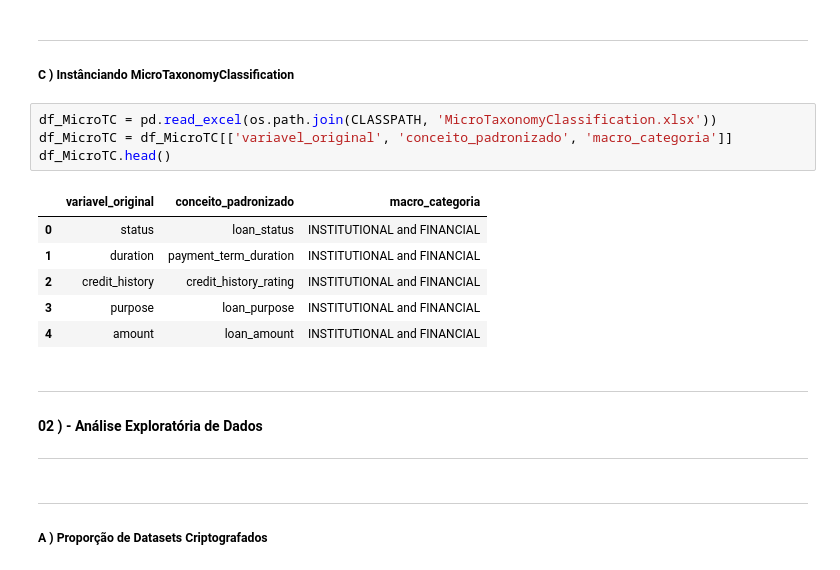
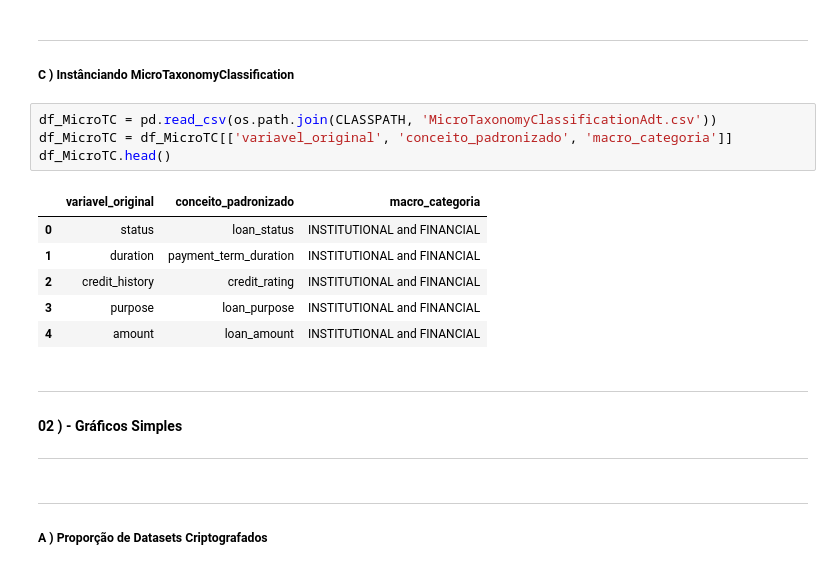
Before and after one commit to OfAndreS/Fairness, a Jupyter notebook: Notebooks/Exploratory.ipynb, the cells around one changed output. Drawn from its saved outputs; the diff is of its cells as text.

```diff
--- a/Notebooks/Exploratory.ipynb
+++ b/Notebooks/Exploratory.ipynb
@@ -48,20 +48,20 @@ df_MacroTC.head()
 
 ##### C ) Instânciando MicroTaxonomyClassification
 # %%
-df_MicroTC = pd.read_excel(os.path.join(CLASSPATH, 'MicroTaxonomyClassification.xlsx'))
+df_MicroTC = pd.read_csv(os.path.join(CLASSPATH, 'MicroTaxonomyClassificationAdt.csv'))
 df_MicroTC = df_MicroTC[['variavel_original', 'conceito_padronizado', 'macro_categoria']]
 df_MicroTC.head()
 # %% [output]
 |  | variavel_original | conceito_padronizado | macro_categoria |
 | 0 | status | loan_status | INSTITUTIONAL and FINANCIAL |
 | 1 | duration | payment_term_duration | INSTITUTIONAL and FINANCIAL |
-| 2 | credit_history | credit_history_rating | INSTITUTIONAL and FINANCIAL |
+| 2 | credit_history | credit_rating | INSTITUTIONAL and FINANCIAL |
 | 3 | purpose | loan_purpose | INSTITUTIONAL and FINANCIAL |
 | 4 | amount | loan_amount | INSTITUTIONAL and FINANCIAL |
 # %% [markdown]
 ---
 
-#### **02 ) - Análise Exploratória de Dados**
+#### **02 ) - Gráficos Simples**
 
 ---
 # %% [markdown]
```
Also changed, not shown: parts of 13 cells of this notebook, 6 other files.
